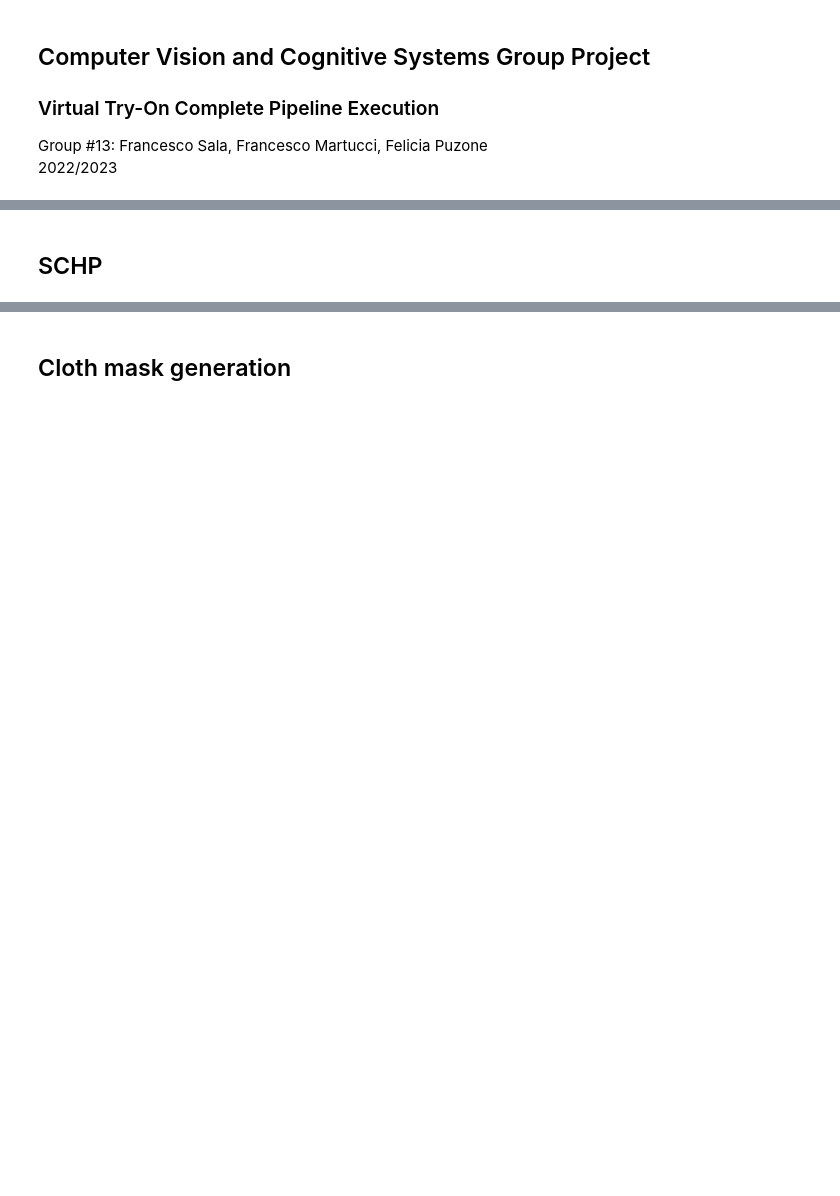
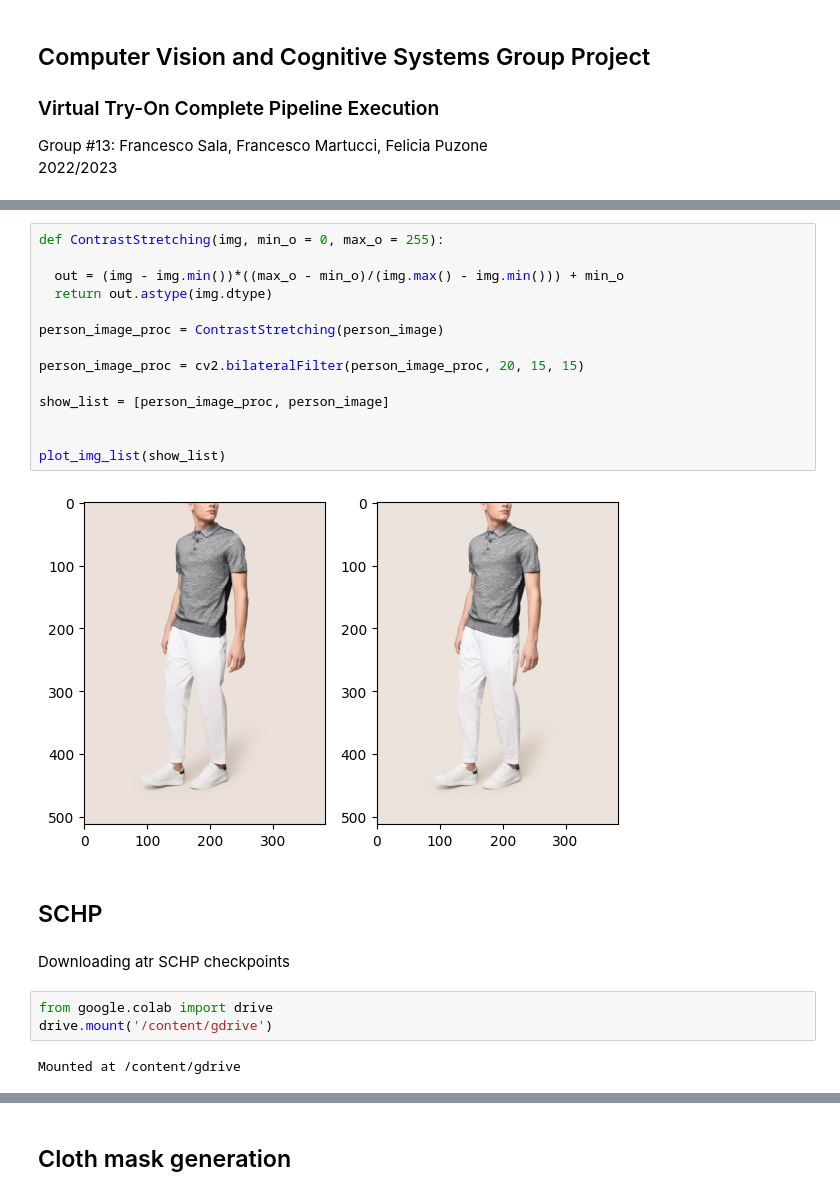
Before and after one commit to felicia-puzone/virtual-try-on-app, a Jupyter notebook: Inference_pipeline_presentation.ipynb, the cells around one changed output, grey strips where cells are left out. Saved outputs shown, nothing was run; the diff lists cells and outputs as text; blank space fills up the shorter version.

```diff
--- a/Inference_pipeline_presentation.ipynb
+++ b/Inference_pipeline_presentation.ipynb
@@ -13,2 +77,25 @@ h.hello()
+# %%
+def ContrastStretching(img, min_o = 0, max_o = 255):
+
+  out = (img - img.min())*((max_o - min_o)/(img.max() - img.min())) + min_o
+  return out.astype(img.dtype)
+
+person_image_proc = ContrastStretching(person_image)
+
+person_image_proc = cv2.bilateralFilter(person_image_proc, 20, 15, 15)
+
+show_list = [person_image_proc, person_image]
+
+
+plot_img_list(show_list)
+# %% [output]
+[figure, added]
 # %% [markdown]
 ## SCHP
+# %% [markdown]
+Downloading atr SCHP checkpoints
+# %%
+from google.colab import drive
+drive.mount('/content/gdrive')
+# %% [output]
+Mounted at /content/gdrive
```
Also changed, not shown: parts of 22 cells of this notebook, 2 other files.
